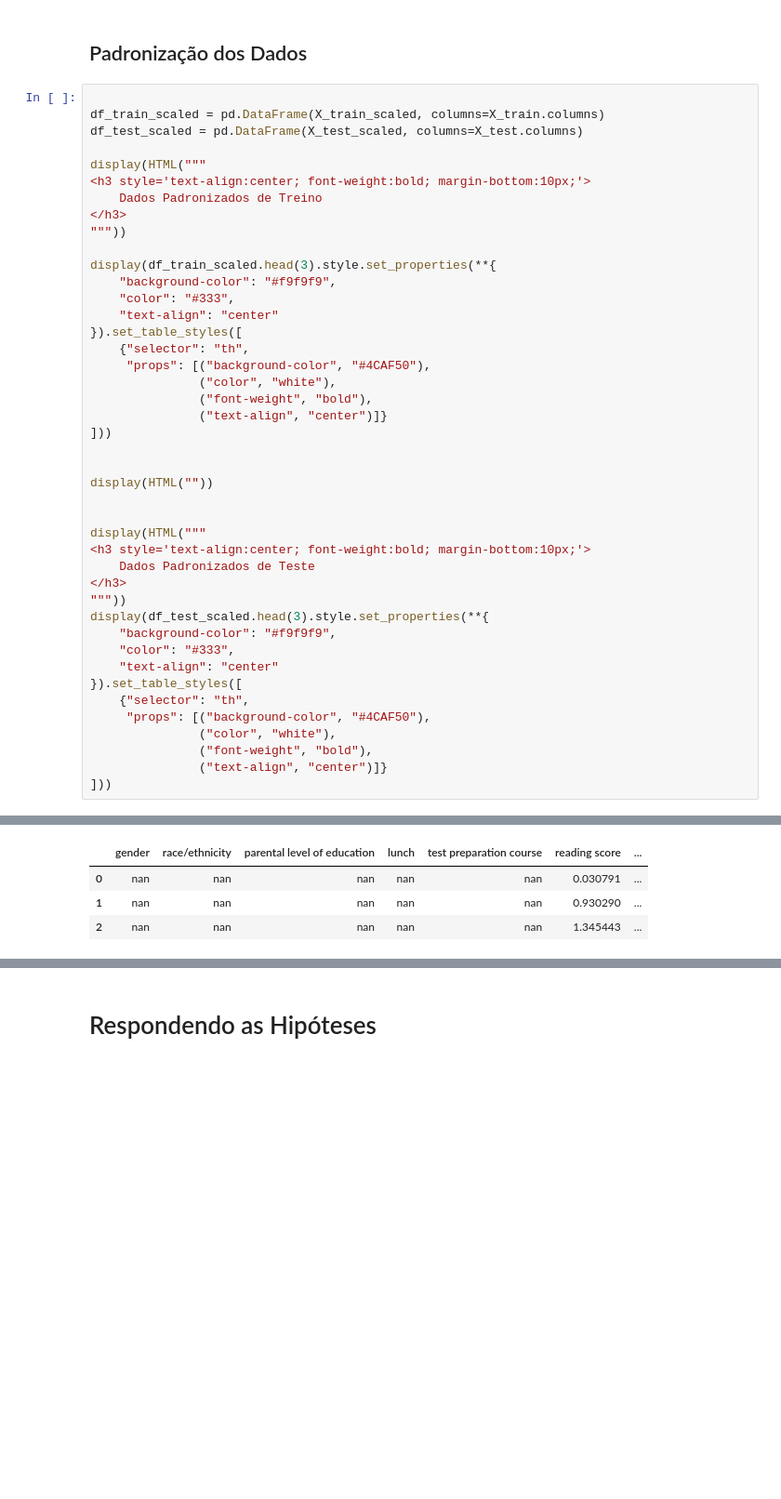
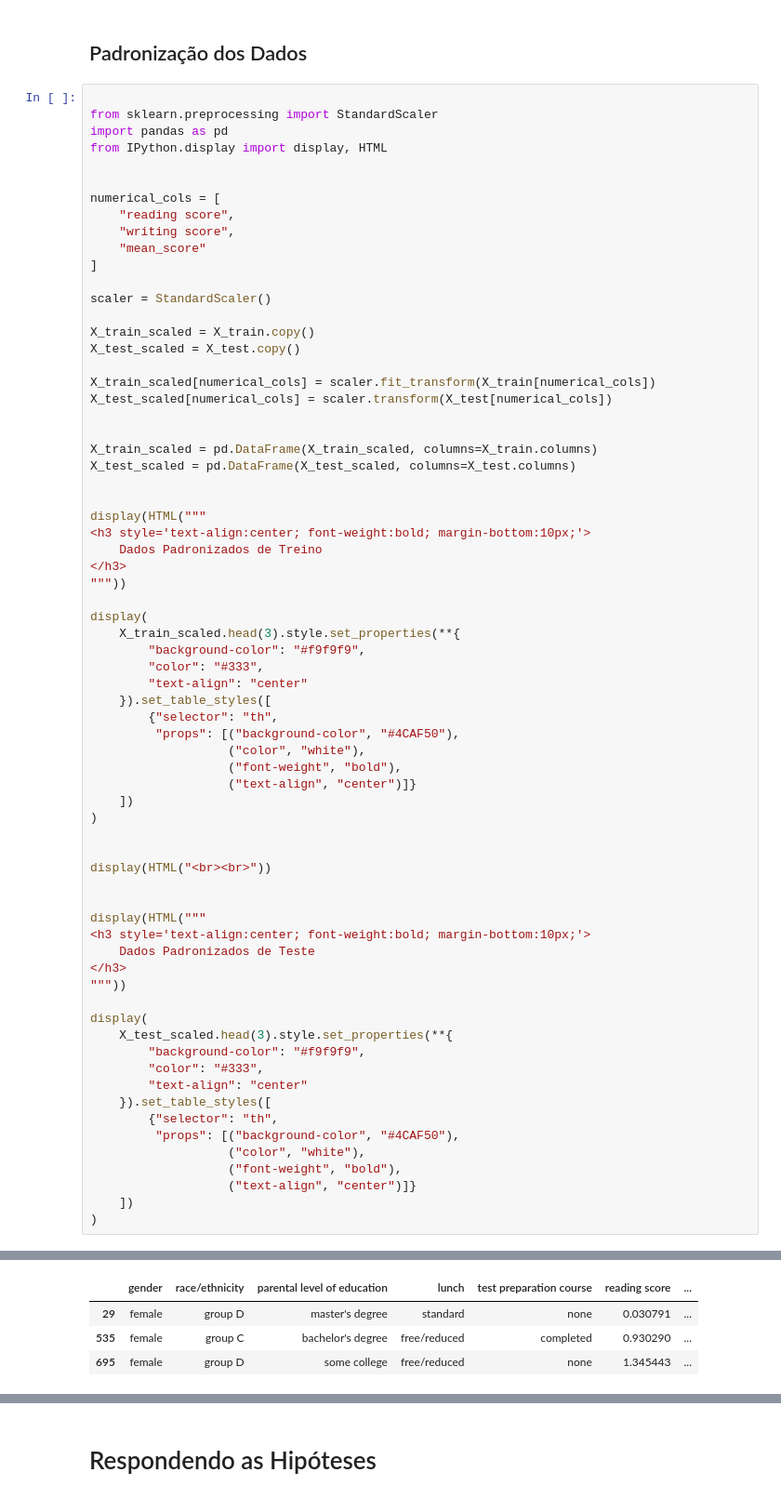
Before and after one commit to Vieiraligia/Data-Science-and-Analytics, a Jupyter notebook: MVP Analise de Dados e Boas Praticas/MVP_AnalisedeDadoseBoasPraticas.ipynb, the cells around one changed output, grey strips where cells are left out. Shown at 93% size. Drawn from its saved outputs; the diff is of its cells as text; blank space fills up the shorter version.

```diff
--- a/MVP Analise de Dados e Boas Praticas/MVP_AnalisedeDadoseBoasPraticas.ipynb
+++ b/MVP Analise de Dados e Boas Praticas/MVP_AnalisedeDadoseBoasPraticas.ipynb
@@ -1210,53 +1168,79 @@ math_log: 29 outliers
 ## Padronização dos Dados
 # %%
 
-df_train_scaled = pd.DataFrame(X_train_scaled, columns=X_train.columns)
-df_test_scaled = pd.DataFrame(X_test_scaled, columns=X_test.columns)
+from sklearn.preprocessing import StandardScaler
+import pandas as pd
+from IPython.display import display, HTML
+
+
+numerical_cols = [
+    "reading score",
+    "writing score",
+    "mean_score"
+]
+
+scaler = StandardScaler()
+
+X_train_scaled = X_train.copy()
+X_test_scaled = X_test.copy()
+
+X_train_scaled[numerical_cols] = scaler.fit_transform(X_train[numerical_cols])
+X_test_scaled[numerical_cols] = scaler.transform(X_test[numerical_cols])
+
+
+X_train_scaled = pd.DataFrame(X_train_scaled, columns=X_train.columns)
+X_test_scaled = pd.DataFrame(X_test_scaled, columns=X_test.columns)
+
 
 display(HTML("""
 <h3 style='text-align:center; font-weight:bold; margin-bottom:10px;'>
     Dados Padronizados de Treino
 </h3>
 """))
 
-display(df_train_scaled.head(3).style.set_properties(**{
-    "background-color": "#f9f9f9",
-    "color": "#333",
-    "text-align": "center"
-}).set_table_styles([
-    {"selector": "th",
-     "props": [("background-color", "#4CAF50"),
-               ("color", "white"),
-               ("font-weight", "bold"),
-               ("text-align", "center")]}
-]))
+display(
+    X_train_scaled.head(3).style.set_properties(**{
+        "background-color": "#f9f9f9",
+        "color": "#333",
+        "text-align": "center"
+    }).set_table_styles([
+        {"selector": "th",
+         "props": [("background-color", "#4CAF50"),
+                   ("color", "white"),
+                   ("font-weight", "bold"),
+                   ("text-align", "center")]}
+    ])
+)
 
 
-display(HTML(""))
+display(HTML("<br><br>"))
 
 
 display(HTML("""
 <h3 style='text-align:center; font-weight:bold; margin-bottom:10px;'>
     Dados Padronizados de Teste
 </h3>
 """))
-display(df_test_scaled.head(3).style.set_properties(**{
-    "background-color": "#f9f9f9",
-    "color": "#333",
-    "text-align": "center"
-}).set_table_styles([
-    {"selector": "th",
-     "props": [("background-color", "#4CAF50"),
-               ("color", "white"),
-               ("font-weight", "bold"),
-               ("text-align", "center")]}
-]))
+
+display(
+    X_test_scaled.head(3).style.set_properties(**{
+        "background-color": "#f9f9f9",
+        "color": "#333",
+        "text-align": "center"
+    }).set_table_styles([
+        {"selector": "th",
+         "props": [("background-color", "#4CAF50"),
+                   ("color", "white"),
+                   ("font-weight", "bold"),
+                   ("text-align", "center")]}
+    ])
+)
 # %% [output]
 Dados Padronizados de Treino
 |  | gender | race/ethnicity | parental level of education | lunch | test preparation course | reading score | ... |
-| 0 | nan | nan | nan | nan | nan | 0.030791 | ... |
-| 1 | nan | nan | nan | nan | nan | 0.930290 | ... |
-| 2 | nan | nan | nan | nan | nan | 1.345443 | ... |
+| 29 | female | group D | master's degree | standard | none | 0.030791 | ... |
+| 535 | female | group C | bachelor's degree | free/reduced | completed | 0.930290 | ... |
+| 695 | female | group D | some college | free/reduced | none | 1.345443 | ... |
 [interactive output not drawn]
 Dados Padronizados de Teste
 |  | gender | race/ethnicity | parental level of education | lunch | test preparation course | reading score | ... |
```
Also changed, not shown: parts of 8 cells of this notebook.
